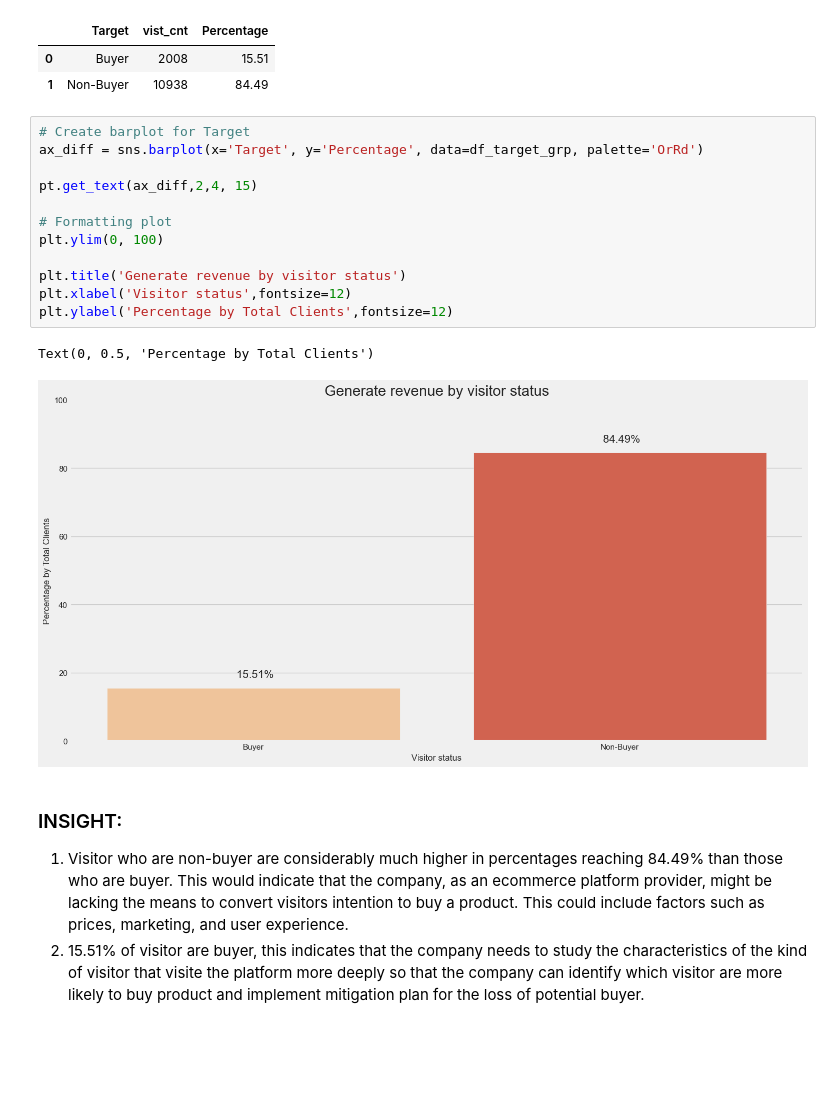
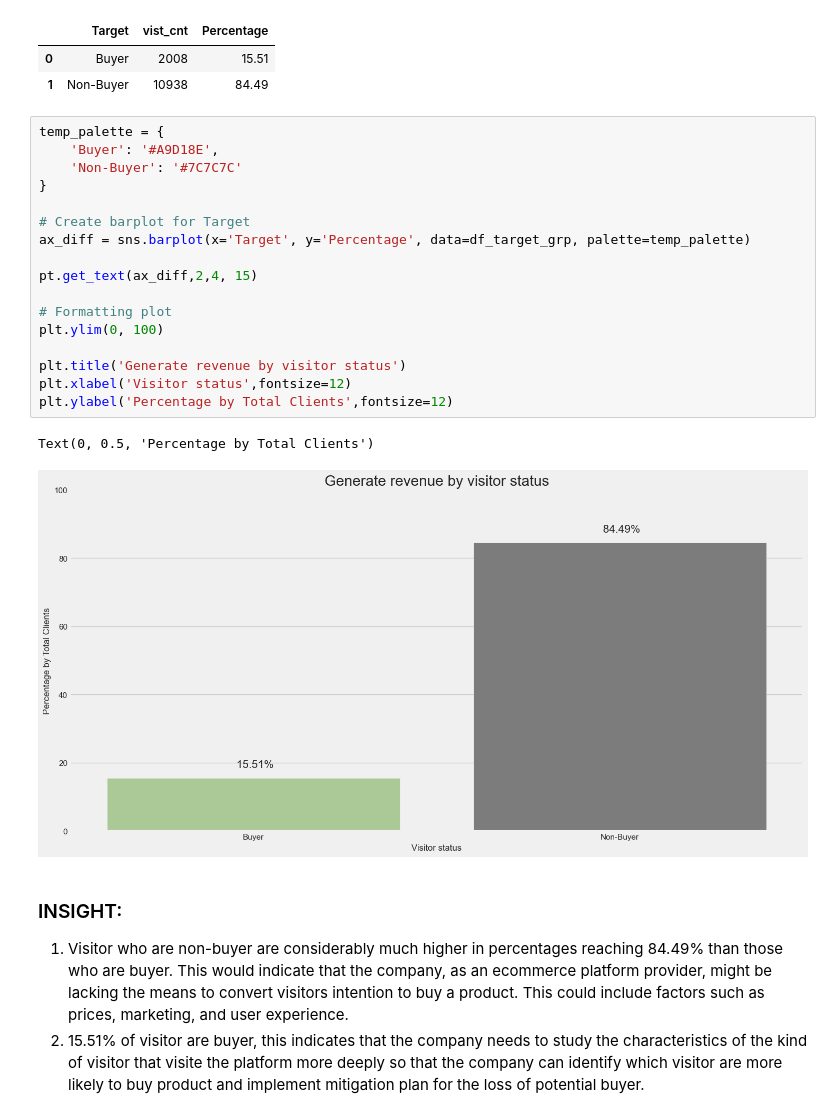
Before and after one commit to UrsaG7/E-commerce-Online-Shopping-Behavior, a Jupyter notebook: Final_project_rakamin_n.ipynb, the cells around one changed output. Cells and saved outputs as stored; diff of their text form; blank space fills up the shorter version.

```diff
--- a/Final_project_rakamin_n.ipynb
+++ b/Final_project_rakamin_n.ipynb
@@ -152,20 +152,25 @@ df_target_grp
 | 0 | Buyer | 2008 | 15.51 |
 | 1 | Non-Buyer | 10938 | 84.49 |
 # %%
+temp_palette = {
+    'Buyer': '#A9D18E',
+    'Non-Buyer': '#7C7C7C'
+}
+
 # Create barplot for Target
-ax_diff = sns.barplot(x='Target', y='Percentage', data=df_target_grp, palette='OrRd')
+ax_diff = sns.barplot(x='Target', y='Percentage', data=df_target_grp, palette=temp_palette)
 
 pt.get_text(ax_diff,2,4, 15)
 
 # Formatting plot
 plt.ylim(0, 100)
 
 plt.title('Generate revenue by visitor status')
 plt.xlabel('Visitor status',fontsize=12)
 plt.ylabel('Percentage by Total Clients',fontsize=12)
 # %% [output]
 Text(0, 0.5, 'Percentage by Total Clients')
-[figure, old version]
+[figure, new version]
 # %% [markdown]
 ### INSIGHT:
 1. Visitor who are non-buyer are considerably much higher in percentages reaching 84.49% than those who are buyer. This would indicate that the company, as an ecommerce platform provider, might be lacking the means to convert visitors intention to buy a product. This could include factors such as prices, marketing, and user experience.
```
Also changed, not shown: parts of 142 cells of this notebook.
